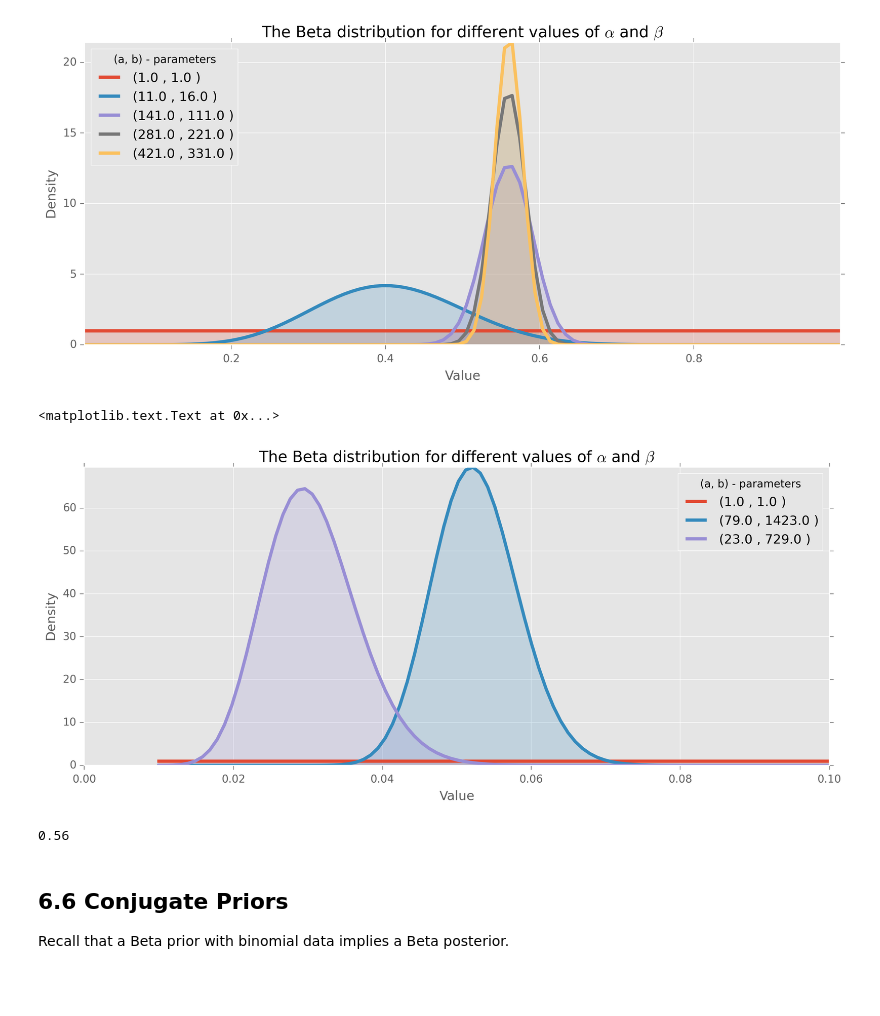
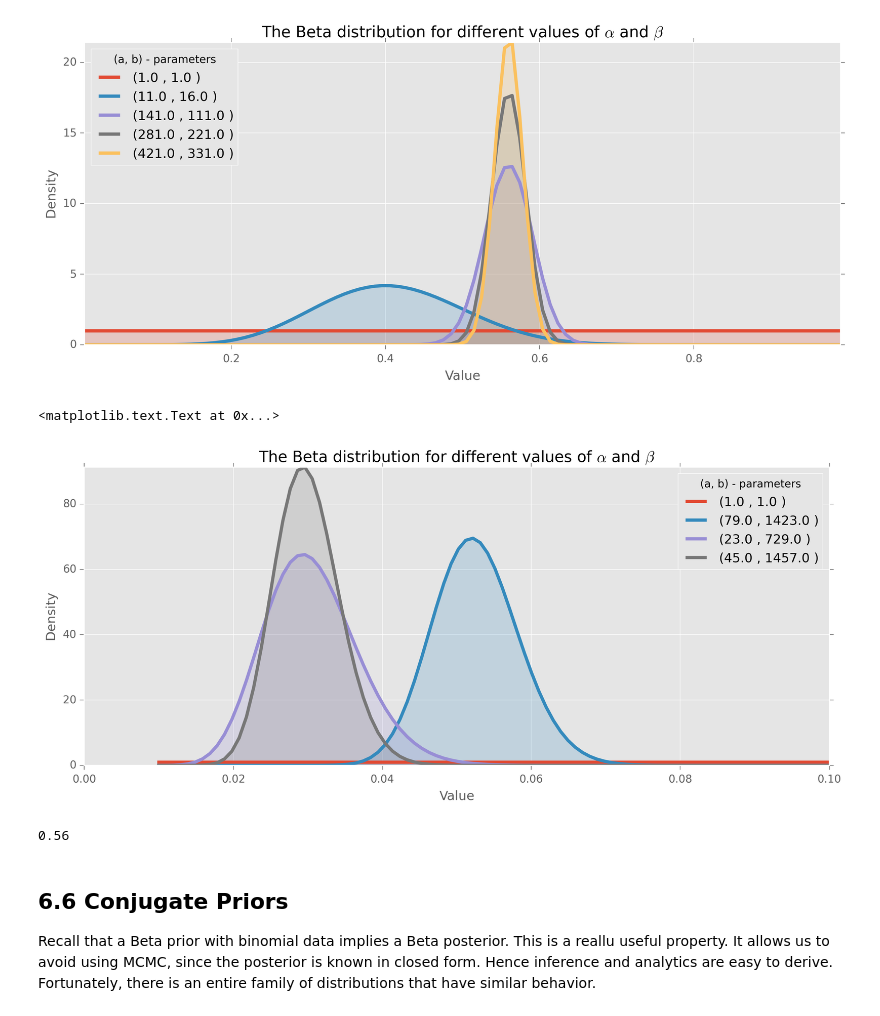
Before and after one commit to doolingdavid/Probabilistic-Programming-and-Bayesian-Methods-for-Hackers, a Jupyter notebook: ABNOTES.ipynb, the cells around one changed output. Cells and saved outputs as stored; diff of their text form; code cells hidden in the pictures; blank space fills up the shorter version.

```diff
--- a/ABNOTES.ipynb
+++ b/ABNOTES.ipynb
@@ -484,25 +484,25 @@ plt.title(r"The Beta distribution for different values of $\alpha$ and $\beta$")
 # %%
 figsize(12.5, 5)
 
-params = [(1,1), (1 + 78, 1 + 1500 - 78), (1 + 22, 1 + 750 -22)]
+params = [(1,1), (1 + 78, 1 + 1500 - 78), (1 + 22, 1 + 750 -22), (23 + 22, 729 + 750 - 22)]
 
 x = np.linspace(0.01, .99, 1000)
 beta = stats.beta
 for a, b in params:
     y = beta.pdf(x, a, b)
     lines =  plt.plot(x, y, label="(%.1f , %.1f )" % (a, b), lw = 3)
     plt.fill_between(x, 0, y, alpha=0.2, color=lines[0].get_color())
     plt.autoscale(tight=True)
 
 plt.ylim(0)
 plt.xlim(0,.1)
 plt.legend(loc="upper right", title="(a, b) - parameters")
 plt.xlabel("Value")
 plt.ylabel("Density")
 plt.title(r"The Beta distribution for different values of $\alpha$ and $\beta$")
 # %% [output]
 <matplotlib.text.Text at 0x...>
-[figure, old version]
+[figure, new version]
 # %%
 140./250
 # %% [output]
@@ -510,4 +510,4 @@ plt.title(r"The Beta distribution for different values of $\alpha$ and $\beta$")
 # %% [markdown]
 ## 6.6 Conjugate Priors
 
-Recall that a Beta prior with binomial data implies a Beta posterior.
+Recall that a Beta prior with binomial data implies a Beta posterior. This is a reallu useful property. It allows us to avoid using MCMC, since the posterior is known in closed form. Hence inference and analytics are easy to derive. Fortunately, there is an entire family of distributions that have similar behavior.
```
Also changed, not shown: parts of 4 cells of this notebook.
